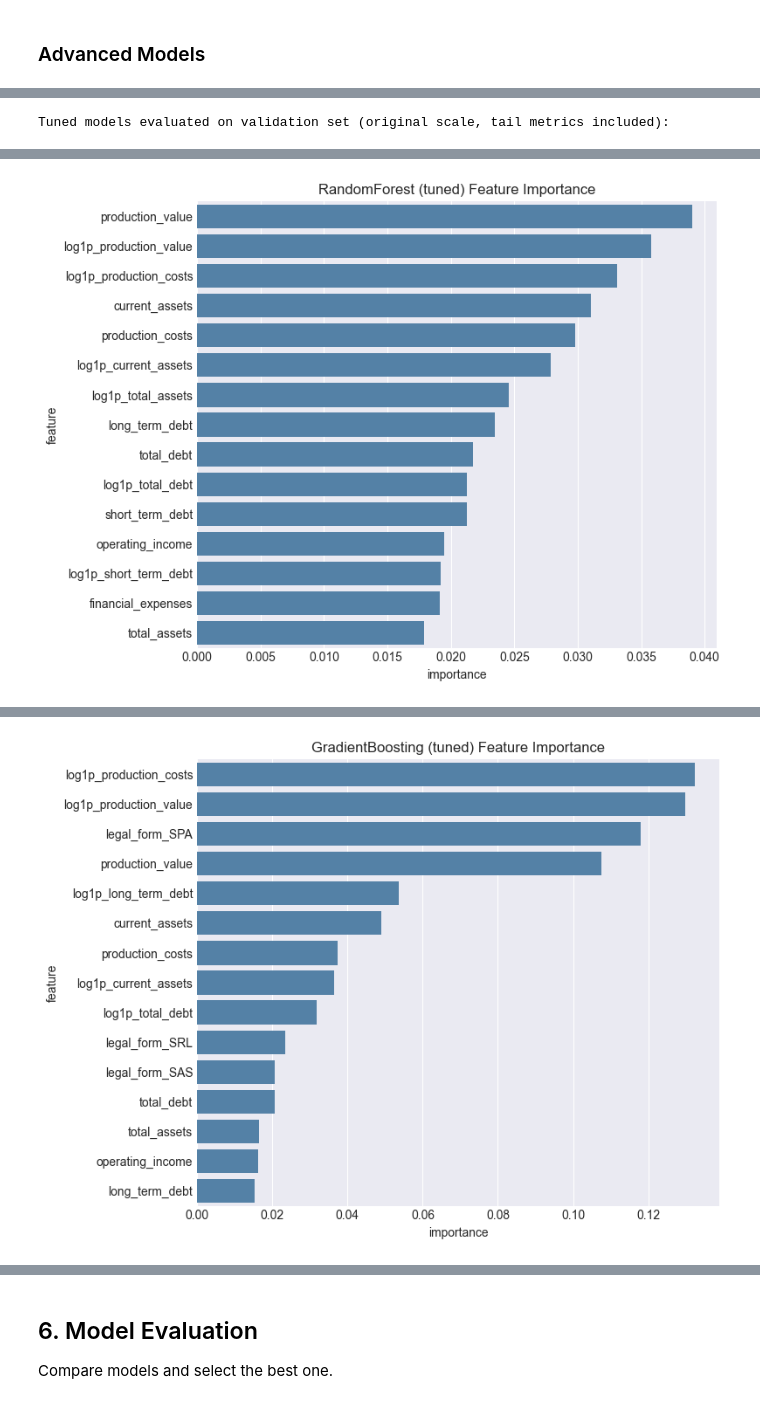
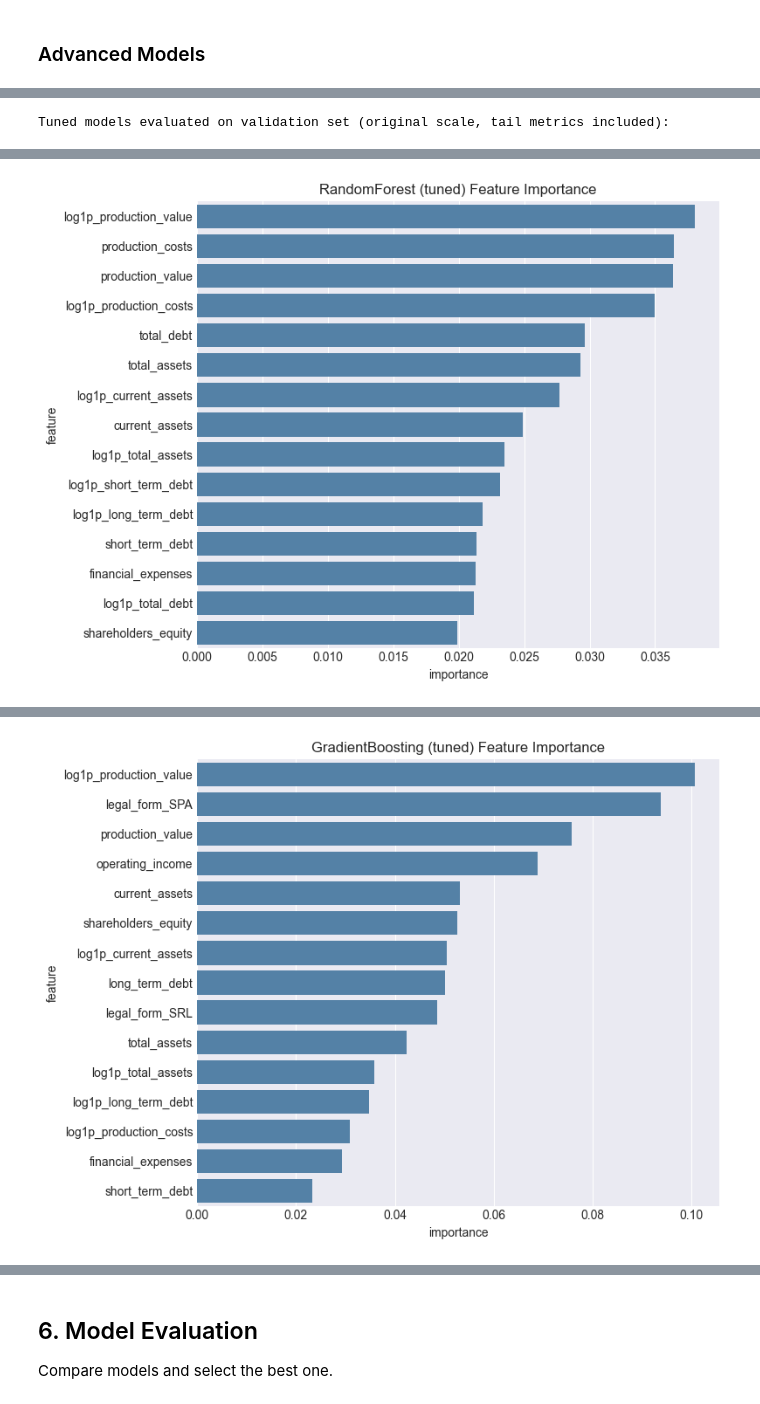
Before and after one commit to KorayAydin3k/Expert_AI_project, a Jupyter notebook: notebook/basarili_rmse.ipynb, the cells around one changed output, grey strips where cells are left out. Drawn from its saved outputs; the diff is of its cells as text; code cells hidden in the pictures.

```diff
--- a/notebook/basarili_rmse.ipynb
+++ b/notebook/basarili_rmse.ipynb
@@ -970,6 +970,8 @@ print('Shapes ->', df_train.shape, df_val.shape, (df_test.shape if df_test is no
 
 # Identify feature columns
 drop_cols = ID_COLS + LEAKAGE_COLS + [TARGET_COL]
+# Explicitly drop revenue_change_* features from modeling (keep only for target creation)
+drop_cols = drop_cols + [c for c in ['revenue_change_clean','revenue_change_capped'] if c in df_train.columns]
 if 'province' in df_train.columns:
     drop_cols = drop_cols + ['province']
 
@@ -1627,6 +1629,9 @@ from sklearn.metrics import make_scorer
 from sklearn.ensemble import RandomForestRegressor, GradientBoostingRegressor, HistGradientBoostingRegressor
 from sklearn.metrics import mean_squared_error, mean_absolute_error, median_absolute_error, r2_score
 from sklearn.preprocessing import PowerTransformer, QuantileTransformer
+
+# Choose scorer for tuning: 'mape' or 'mape_thr'
+TUNING_SCORER = 'mape_thr'
 
 # Use scaled features if available
 if 'X_train_scaled' in globals():
@@ -1674,7 +1679,9 @@ Y_tr_t = yj.fit_transform(y_train_clip.to_numpy().reshape(-1,1)).ravel()
 Y_va_t = yj.transform(y_val_clip.to_numpy().reshape(-1,1)).ravel()
 
 # Tail-aware sample weights (train only)
-sample_weights = 1.0 + np.log1p(np.abs(y_train_clip))
+sample_weights = 1.0 / (np.abs(y_train_clip) + 1.0)
+# clip weights to avoid extremes
+sample_weights = np.clip(sample_weights, 0.1, 10.0)
 
 
 # Custom MAPE scorer (exclude zeros)
@@ -1698,11 +1705,31 @@ def mape_safe(y_true, y_pred):
 
 mape_scorer = make_scorer(mape_safe, greater_is_better=False)
 
+# Thresholded MAPE scorer for near-zero stability
+def mape_thr_only(y_true, y_pred):
+    mape, _ = mape_thresholded(y_true, y_pred, thr=NEAR_ZERO_THR)
+    return mape
+
+mape_thr_scorer = make_scorer(mape_thr_only, greater_is_better=False)
+
+# Select tuning scorer
+scorer = mape_thr_scorer if TUNING_SCORER == 'mape_thr' else mape_scorer
+
 def eps_mape(y_true, y_pred, eps=0.02):
     denom = np.maximum(np.abs(y_true), eps)
     return np.mean(np.abs(y_true - y_pred) / denom) * 100
 
 mape_scorer = make_scorer(mape_safe, greater_is_better=False)
+
+# Thresholded MAPE scorer for near-zero stability
+def mape_thr_only(y_true, y_pred):
+    mape, _ = mape_thresholded(y_true, y_pred, thr=NEAR_ZERO_THR)
+    return mape
+
+mape_thr_scorer = make_scorer(mape_thr_only, greater_is_better=False)
+
+# Select tuning scorer
+scorer = mape_thr_scorer if TUNING_SCORER == 'mape_thr' else mape_scorer
 
 # Group-aware CV to prevent leakage across the same company
 if 'company_id' in df_train.columns:
@@ -1714,10 +1741,10 @@ else:
 
 # Random Forest tuning
 rf_param_dist = {
-    'n_estimators': [200, 400, 600],
-    'max_depth': [None, 10, 20, 30],
+    'n_estimators': [300, 600, 900],
+    'max_depth': [None, 12, 20],
     'min_samples_split': [2, 5, 10],
-    'min_samples_leaf': [1, 2, 4],
+    'min_samples_leaf': [5, 10, 20],
     'max_features': ['sqrt', 'log2']
 }
 
@@ -1725,7 +1752,7 @@ rf_search = RandomizedSearchCV(
     RandomForestRegressor(random_state=RANDOM_STATE, n_jobs=-1),
     rf_param_dist,
     n_iter=15,
-    scoring=mape_scorer,
+    scoring=scorer,
     cv=cv,
     random_state=RANDOM_STATE,
     n_jobs=-1
@@ -1737,17 +1764,20 @@ rf_best = rf_search.best_estimator_
 try:
     from xgboost import XGBRegressor
     xgb_param_dist = {
-        'n_estimators': [300, 600, 900],
-        'learning_rate': [0.03, 0.05, 0.1],
-        'max_depth': [3, 4, 5],
+        'n_estimators': [400, 800, 1200],
+        'learning_rate': [0.02, 0.05, 0.08],
+        'max_depth': [2, 3, 4],
+        'min_child_weight': [5, 10, 20],
         'subsample': [0.7, 0.85, 1.0],
-        'colsample_bytree': [0.7, 0.85, 1.0]
+        'colsample_bytree': [0.7, 0.85, 1.0],
+        'reg_alpha': [0, 0.1, 1.0],
+        'reg_lambda': [1.0, 5.0, 10.0]
     }
     xgb_search = RandomizedSearchCV(
         XGBRegressor(random_state=RANDOM_STATE, n_jobs=-1),
         xgb_param_dist,
         n_iter=12,
-        scoring=mape_scorer,
+        scoring=scorer,
         cv=cv,
         random_state=RANDOM_STATE,
         n_jobs=-1
@@ -1760,17 +1790,18 @@ except Exception as e:
 
 # Gradient Boosting tuning
 gb_param_dist = {
-    'n_estimators': [200, 400, 600],
-    'learning_rate': [0.03, 0.05, 0.1],
+    'n_estimators': [300, 600, 900],
+    'learning_rate': [0.02, 0.05, 0.08],
     'max_depth': [2, 3, 4],
-    'subsample': [0.7, 0.85, 1.0]
+    'subsample': [0.7, 0.85, 1.0],
+    'loss': ['absolute_error', 'huber']
 }
 
 gb_search = RandomizedSearchCV(
     GradientBoostingRegressor(random_state=RANDOM_STATE),
     gb_param_dist,
     n_iter=12,
-    scoring=mape_scorer,
+    scoring=scorer,
     cv=cv,
     random_state=RANDOM_STATE,
     n_jobs=-1
@@ -1782,19 +1813,20 @@ gb_best = gb_search.best_estimator_
 
 # HistGradientBoosting tuning (robust + strong on skewed targets)
 hgb_param_dist = {
-    'max_depth': [3, 5, 7, None],
-    'learning_rate': [0.03, 0.05, 0.1],
-    'max_iter': [200, 400, 600],
-    'min_samples_leaf': [10, 20, 50],
-    'l2_regularization': [0.0, 0.1, 1.0],
-    'max_bins': [64, 128, 255]
+    'max_depth': [3, 5, 7],
+    'learning_rate': [0.02, 0.05, 0.08],
+    'max_iter': [300, 600, 900],
+    'min_samples_leaf': [20, 50, 100],
+    'l2_regularization': [0.1, 1.0, 5.0],
+    'max_bins': [64, 128, 255],
+    'loss': ['absolute_error', 'squared_error']
 }
 
 hgb_search = RandomizedSearchCV(
     HistGradientBoostingRegressor(random_state=RANDOM_STATE),
     hgb_param_dist,
     n_iter=12,
-    scoring=mape_scorer,
+    scoring=scorer,
     cv=cv,
     random_state=RANDOM_STATE,
     n_jobs=-1
@@ -1931,3 +1963,3 @@ log1p_production_costs    0.033077
-[figure, old version]
+[figure, new version]
 GradientBoosting (tuned) Feature Importance (top 15):
                feature  importance
@@ -1949,2 +1981,2 @@ log1p_production_value    0.129788
-[figure, old version]
+[figure, new version]
 XGBoost (tuned) Feature Importance (top 15):
```
Also changed, not shown: parts of 6 cells of this notebook.
